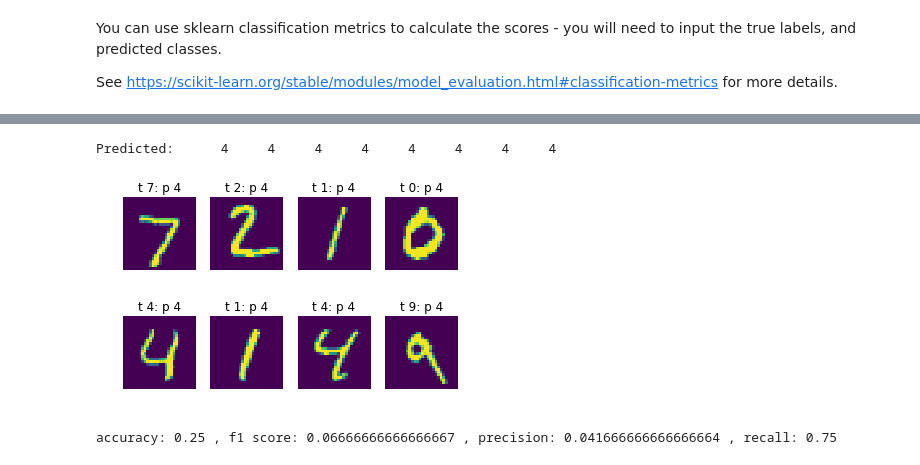
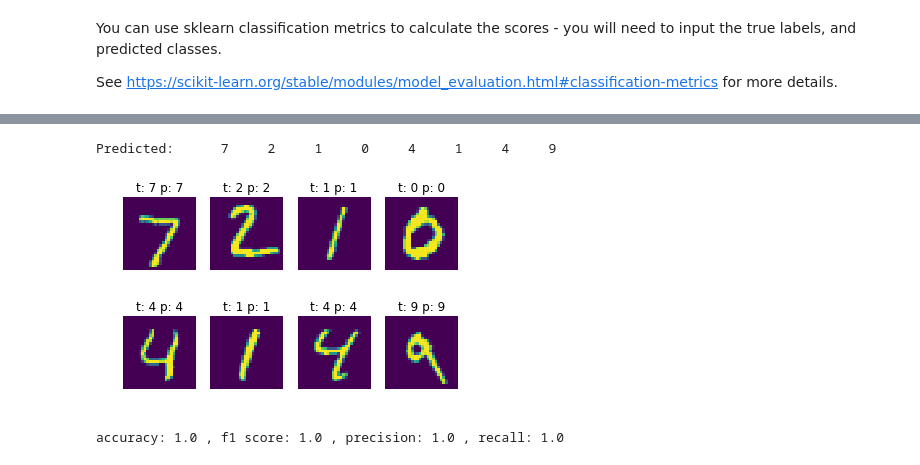
Before and after one commit to CherBass/pytorch_tutorials, a Jupyter notebook: simple_classification_regression.ipynb, the cells around one changed output, grey strips where cells are left out. Drawn from its saved outputs; the diff is of its cells as text; code cells hidden in the pictures.

```diff
--- a/simple_classification_regression.ipynb
+++ b/simple_classification_regression.ipynb
@@ -400,9 +398,9 @@ print('Predicted: ', ' '.join('%5s' % classes[y_pred[j]] for j in range(8)))
 fig2 = plt.figure()
 for i in range(8):
     fig2.add_subplot(rows, columns, i+1)
-    plt.title('t ' + classes[labels[i]] + ': p ' + classes[y_pred[i]])
+    plt.title('t: ' + classes[labels[i].cpu()] + ' p: ' + classes[y_pred[i].cpu()])
     img = images[i] / 2 + 0.5     # this is to unnormalize the image
-    img = torchvision.transforms.ToPILImage()(img)
+    img = torchvision.transforms.ToPILImage()(img.cpu())
     plt.axis('off')
     plt.imshow(img)
 plt.show()
@@ -513,11 +511,11 @@ class BasicBlock(nn.Module):
         return out
 # %%
 class ResNet(nn.Module):
-    def __init__(self, block, num_blocks, num_classes=10):
+    def __init__(self, block, num_blocks, in_channels, num_classes=10):
         super(ResNet, self).__init__()
         self.in_planes = 64
 
-        self.conv1 = nn.Conv2d(1, 64, kernel_size=3, stride=1, padding=1, bias=False)
+        self.conv1 = nn.Conv2d(in_channels, 64, kernel_size=3, stride=1, padding=1, bias=False)
         self.bn1 = nn.BatchNorm2d(64)
         self.layer1 = self._make_layer(block, 64, num_blocks[0], stride=1)
         self.layer2 = self._make_layer(block, 128, num_blocks[1], stride=2)
@@ -544,6 +542,6 @@ class ResNet(nn.Module):
         out = self.linear(out)
         return out
 
-def ResNet18():
-    return ResNet(BasicBlock, [2,2,2,2])
+def ResNet18(in_channels=1):
+    return ResNet(BasicBlock, [2,2,2,2], in_channels=in_channels)
 # %% [markdown]
@@ -562,16 +560,21 @@ Then run the training and testing, as before.
 # %%
 import torch.optim as optim
 
+resnet = ResNet18(in_channels=1)
+resnet = resnet.to(device)
+
 loss_fun = nn.CrossEntropyLoss()
-optimizer = optim.SGD(net.parameters(), lr=0.001, momentum=0.9)
+loss_fun = loss_fun.to(device)
 
-resnet = ResNet18()
+optimizer = optim.SGD(resnet.parameters(), lr=0.001, momentum=0.9)
 # %%
 epochs = 1
 for epoch in range(epochs):
 
     # enumerate can be used to output iteration index i, as well as the data
     for i, (data, labels) in enumerate(train_loader, 0):
+        data = data.to(device)
+        labels = labels.to(device)
         # clear the gradient
         optimizer.zero_grad()
 
@@ -613,25 +616,28 @@ for epoch in range(epochs):
 # %%
 #make an iterator from test_loader
 #Get a batch of testing images
 test_iterator = iter(test_loader)
 images, labels = test_iterator.next()
+
+images = images.to(device)
+labels = labels.to(device)
 
 y_score = resnet(images)
 # get predicted class from the class probabilities
 _, y_pred = torch.max(y_score, 1)
 
 print('Predicted: ', ' '.join('%5s' % classes[y_pred[j]] for j in range(8)))
 
 # plot y_score - true label (t) vs predicted label (p)
 fig2 = plt.figure()
 for i in range(8):
     fig2.add_subplot(rows, columns, i+1)
-    plt.title('t ' + classes[labels[i]] + ': p ' + classes[y_pred[i]])
+    plt.title('t: ' + classes[labels[i].cpu()] + ' p: ' + classes[y_pred[i].cpu()])
     img = images[i] / 2 + 0.5     # this is to unnormalize the image
-    img = torchvision.transforms.ToPILImage()(img)
+    img = torchvision.transforms.ToPILImage()(img.cpu())
     plt.axis('off')
     plt.imshow(img)
 plt.show()
 # %% [output]
-Predicted:      4     4     4     4     4     4     4     4
+Predicted:      7     2     1     0     4     1     4     9
-[figure, old version]
+[figure, new version]
@@ -638,11 +647,8 @@ Predicted:      4     4     4     4     4     4     4     4
 # %%
-y_true = labels.data.numpy()
-y_pred = y_pred.data.numpy()
-
 accuracy = accuracy_score(y_true, y_pred)
 f1 = f1_score(y_true, y_pred, average='macro')
 precision = precision_score(y_true, y_pred, average='macro')
 recall = recall_score(y_true, y_pred, average='macro')
-print('accuracy:', accuracy, ', f1 score:', f1, ', precision:', precision, ', recall:', tpr)
+print('accuracy:', accuracy, ', f1 score:', f1, ', precision:', precision, ', recall:', recall)
 # %% [output]
-accuracy: 0.25 , f1 score: 0.06666666666666667 , precision: 0.041666666666666664 , recall: 0.75
+accuracy: 1.0 , f1 score: 1.0 , precision: 1.0 , recall: 1.0
```
Also changed, not shown: parts of 23 cells of this notebook.
